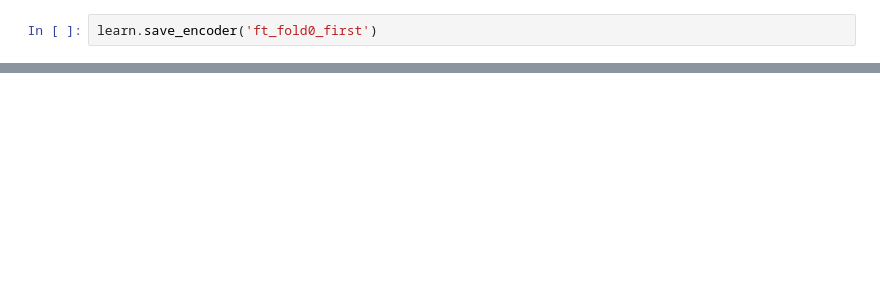
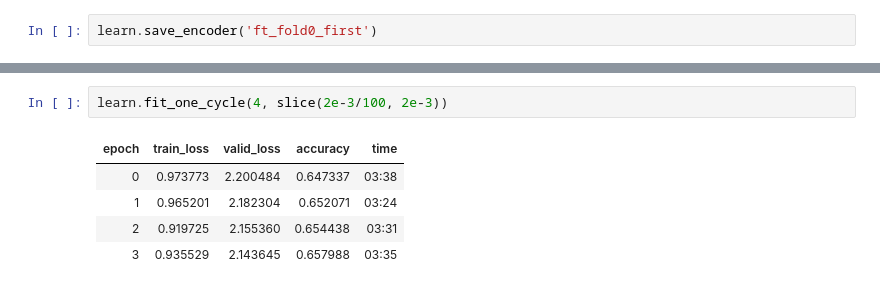
Before and after one commit to unt-iialab/medical-concept-normalization, a Jupyter notebook: Experiment_ask/fine_tuning/pubmed/askApatient_folder0_pubmed.ipynb, the cells around one changed output, grey strips where cells are left out. Saved outputs shown, nothing was run; the diff lists cells and outputs as text; blank space fills up the shorter version.

```diff
--- a/Experiment_ask/fine_tuning/pubmed/askApatient_folder0_pubmed.ipynb
+++ b/Experiment_ask/fine_tuning/pubmed/askApatient_folder0_pubmed.ipynb
@@ -98 +198,9 @@ learn.fit_one_cycle(4, slice(2e-3/100, 2e-3))
+# %%
+learn.fit_one_cycle(4, slice(2e-3/100, 2e-3))
+# %% [output]
+| epoch | train_loss | valid_loss | accuracy | time |
+| 0 | 0.973773 | 2.200484 | 0.647337 | 03:38 |
+| 1 | 0.965201 | 2.182304 | 0.652071 | 03:24 |
+| 2 | 0.919725 | 2.155360 | 0.654438 | 03:31 |
+| 3 | 0.935529 | 2.143645 | 0.657988 | 03:35 |
 # %%
```
Also changed, not shown: parts of 24 cells of this notebook.
